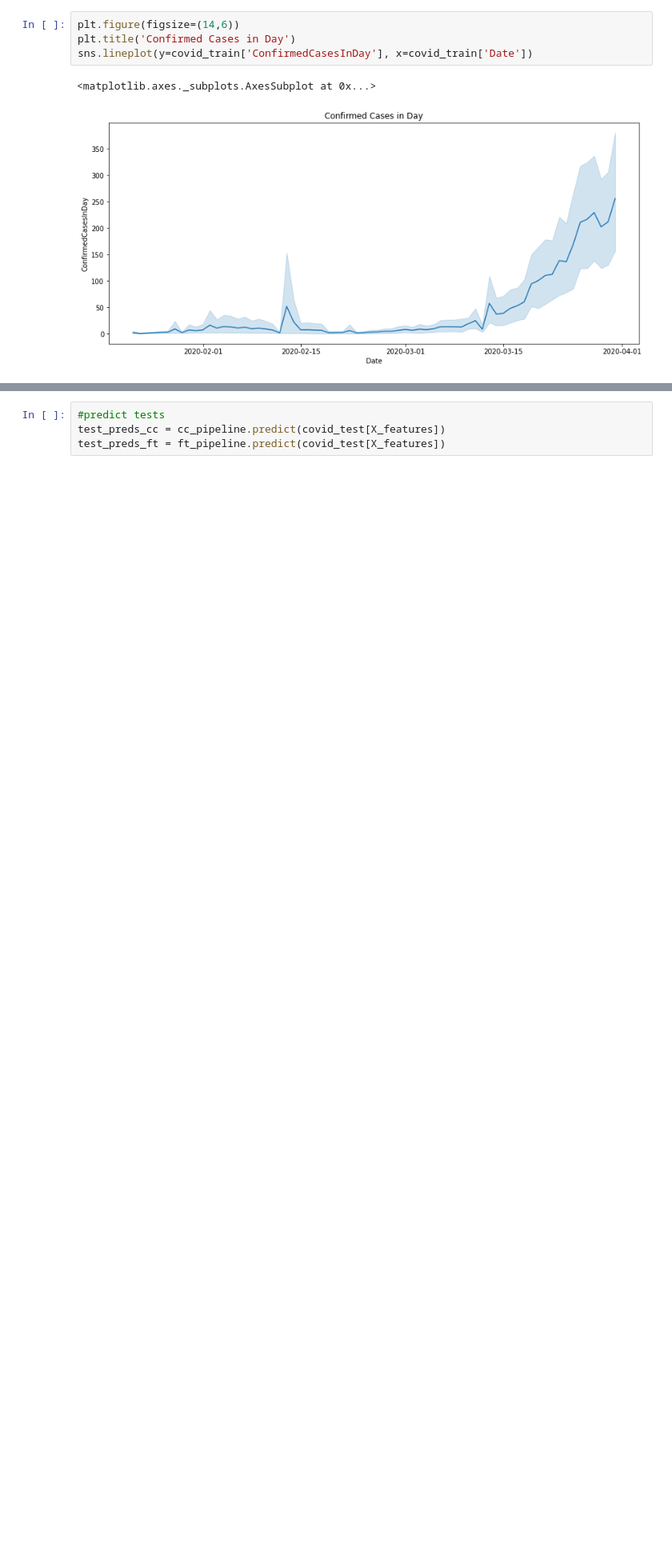
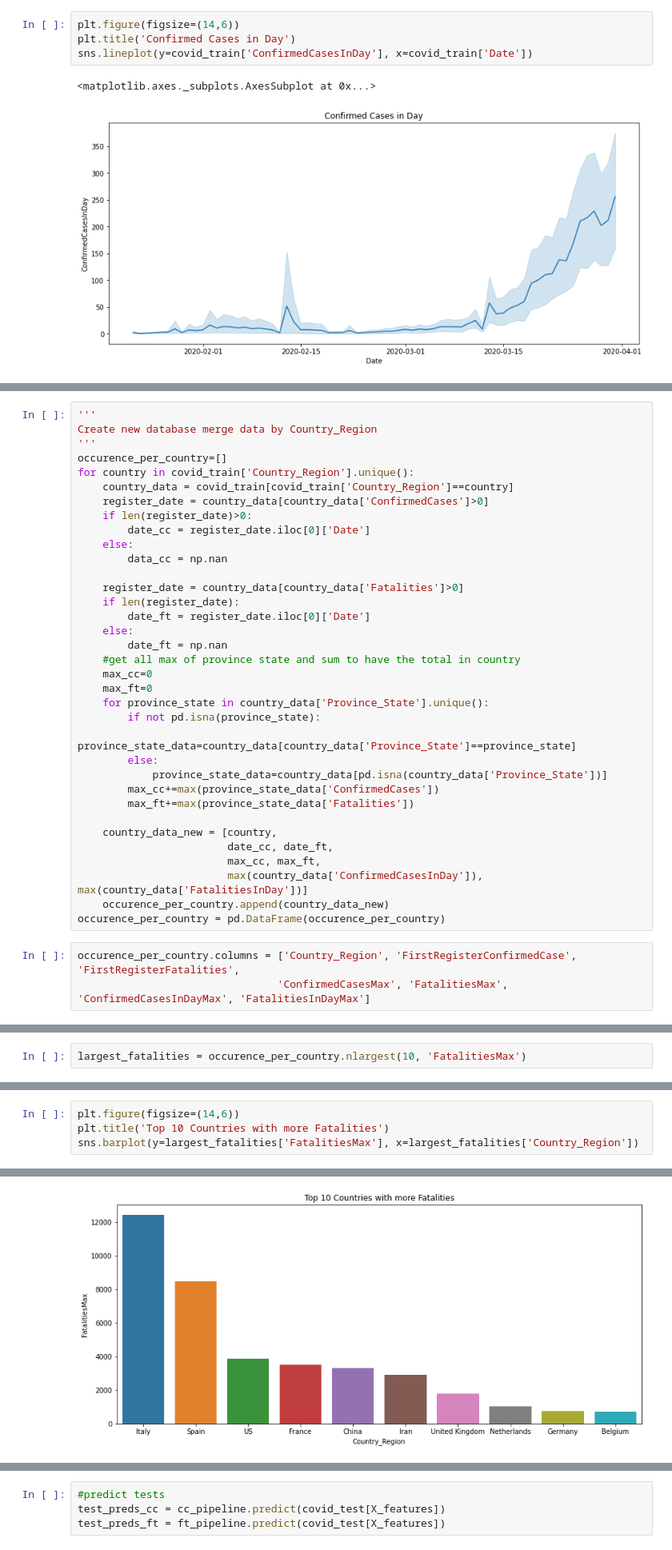
Before and after one commit to regismagnus/machine_learning_kaggle, a Jupyter notebook: covid19_week2.ipynb, the cells around one changed output, grey strips where cells are left out. Shown: that part at 80% size. Cells and saved outputs as stored; diff of their text form; blank space fills up the shorter version.

Commit message:
Add analize compare countries

```diff
--- a/covid19_week2.ipynb
+++ b/covid19_week2.ipynb
@@ -119,0 +122,38 @@ sns.lineplot(y=covid_train['ConfirmedCasesInDay'], x=covid_train['Date'])
+# %%
+'''
+Create new database merge data by Country_Region
+'''
+occurence_per_country=[]
+for country in covid_train['Country_Region'].unique():
+    country_data = covid_train[covid_train['Country_Region']==country]
+    register_date = country_data[country_data['ConfirmedCases']>0]
+    if len(register_date)>0:
+        date_cc = register_date.iloc[0]['Date']
+    else:
+        data_cc = np.nan
+
+    register_date = country_data[country_data['Fatalities']>0]
+    if len(register_date):
+        date_ft = register_date.iloc[0]['Date']
+    else:
+        date_ft = np.nan
+    #get all max of province state and sum to have the total in country
+    max_cc=0
+    max_ft=0
+    for province_state in country_data['Province_State'].unique():
+        if not pd.isna(province_state):
+            province_state_data=country_data[country_data['Province_State']==province_state]
+        else:
+            province_state_data=country_data[pd.isna(country_data['Province_State'])]
+        max_cc+=max(province_state_data['ConfirmedCases'])
+        max_ft+=max(province_state_data['Fatalities'])
+
+    country_data_new = [country,
+                        date_cc, date_ft,
+                        max_cc, max_ft,
+                        max(country_data['ConfirmedCasesInDay']), max(country_data['FatalitiesInDay'])]
+    occurence_per_country.append(country_data_new)
+occurence_per_country = pd.DataFrame(occurence_per_country)
+# %%
+occurence_per_country.columns = ['Country_Region', 'FirstRegisterConfirmedCase', 'FirstRegisterFatalities',
+                                'ConfirmedCasesMax', 'FatalitiesMax', 'ConfirmedCasesInDayMax', 'FatalitiesInDayMax']
@@ -119,0 +201,2 @@ sns.lineplot(y=covid_train['ConfirmedCasesInDay'], x=covid_train['Date'])
+# %%
+largest_fatalities = occurence_per_country.nlargest(10, 'FatalitiesMax')
@@ -119,0 +212,5 @@ sns.lineplot(y=covid_train['ConfirmedCasesInDay'], x=covid_train['Date'])
+# %%
+plt.figure(figsize=(14,6))
+plt.title('Top 10 Countries with more Fatalities')
+sns.barplot(y=largest_fatalities['FatalitiesMax'], x=largest_fatalities['Country_Region'])
+# %% [output]
@@ -119,0 +218 @@ sns.lineplot(y=covid_train['ConfirmedCasesInDay'], x=covid_train['Date'])
+[figure, added]
```
Also changed, not shown: parts of 21 cells of this notebook.
